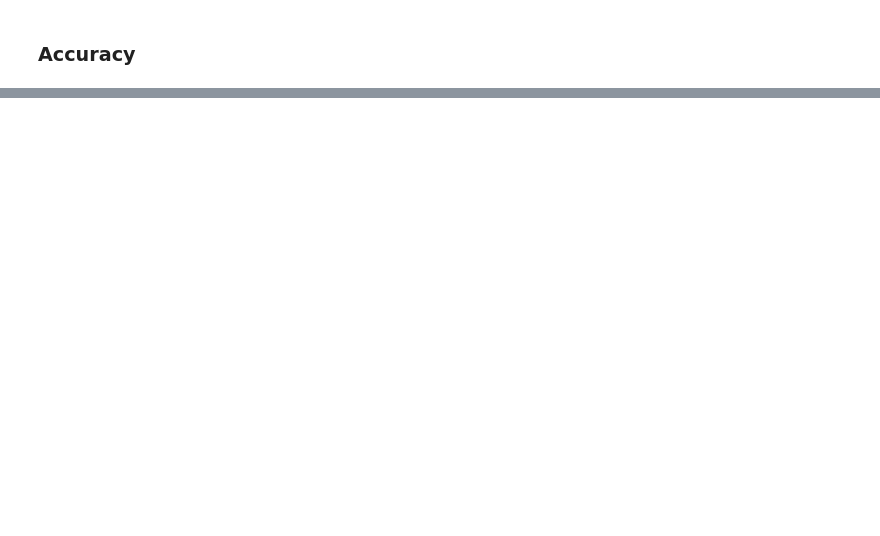
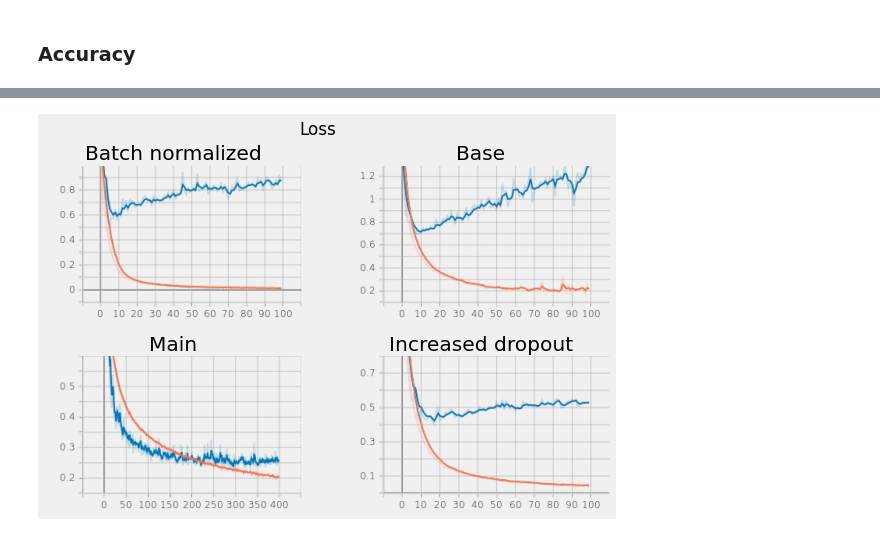
Before and after one commit to tom-pollak/int2-group31, a Jupyter notebook: evaluation/evaluation.ipynb, the cells around one changed output, grey strips where cells are left out. Cells and saved outputs as stored; diff of their text form; code cells hidden in the pictures; blank space fills up the shorter version.

```diff
--- a/evaluation/evaluation.ipynb
+++ b/evaluation/evaluation.ipynb
@@ -101,0 +125,7 @@ my_model: loss: 0.8832, acc: 0.702
+# %%
+fig, ax = create_fit_figure(*[os.path.join("stats/png", png) for png in img_paths if "epoch_loss" in png])
+fig.suptitle("Loss")
+fig.savefig("loss_plot.png")
+plt.show()
+# %% [output]
+[figure, added]
```
Also changed, not shown: parts of 8 cells of this notebook, 22 other files.
